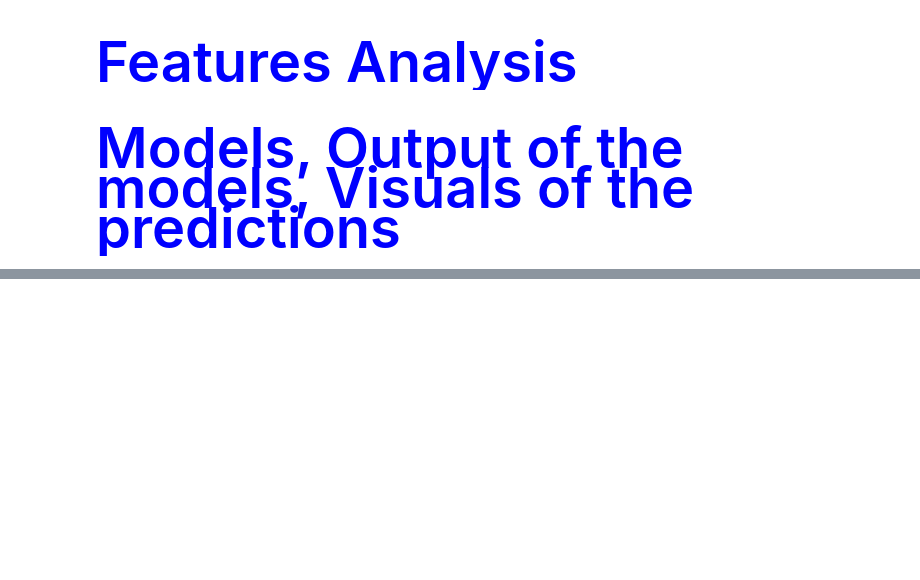
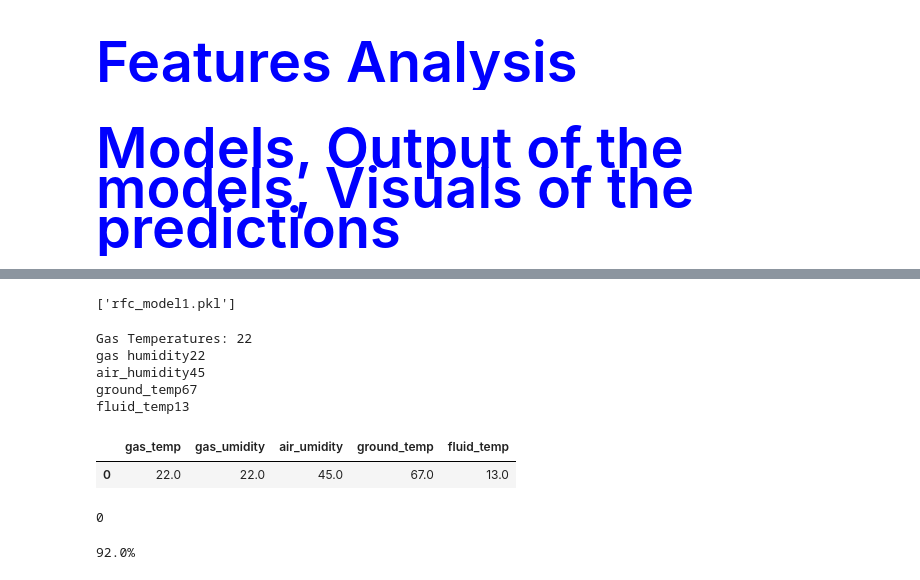
Before and after one commit to Nyotabenson/BGS, a Jupyter notebook: STREAMLIT-PREP.ipynb, the cells around one changed output, grey strips where cells are left out. Drawn from its saved outputs; the diff is of its cells as text; code cells hidden in the pictures; blank space fills up the shorter version.

Commit message:
models in app

```diff
--- a/STREAMLIT-PREP.ipynb
+++ b/STREAMLIT-PREP.ipynb
@@ -214,0 +238,8 @@ plt.xticks(rotation=90)
+# %%
+
+import joblib
+import os
+# Save the best model to a file
+joblib.dump(model, "rfc_model1.pkl")
+# %% [output]
+['rfc_model1.pkl']
@@ -214,0 +255,20 @@ plt.xticks(rotation=90)
+# %%
+# Key-in the inputs
+gas_temp = float(input("Gas Temperatures: "))
+gas_umidity = float(input("gas humidity"))
+air_umidity = float(input("air_humidity"))
+ground_temp = float(input("ground_temp"))
+fluid_temp = float(input("fluid_temp"))
+# %% [output]
+Gas Temperatures: 22
+gas humidity22
+air_humidity45
+ground_temp67
+fluid_temp13
+# %%
+inputs = pd.DataFrame({'gas_temp' : [gas_temp], 'gas_umidity' : [gas_umidity],  "air_umidity"  : [air_umidity], "ground_temp" : [ground_temp], "fluid_temp" : [fluid_temp] })
+# %%
+inputs
+# %% [output]
+|  | gas_temp | gas_umidity | air_umidity | ground_temp | fluid_temp |
+| 0 | 22.0 | 22.0 | 45.0 | 67.0 | 13.0 |
@@ -214,0 +280,8 @@ plt.xticks(rotation=90)
+# %%
+pred = round(preds1[0])
+# %% [output]
+0
+# %%
+print(f"{(round(model.score(X_test_scaled, y_test),2))*100}%")
+# %% [output]
+92.0%
```
Also changed, not shown: parts of 24 cells of this notebook, 9 other files.
